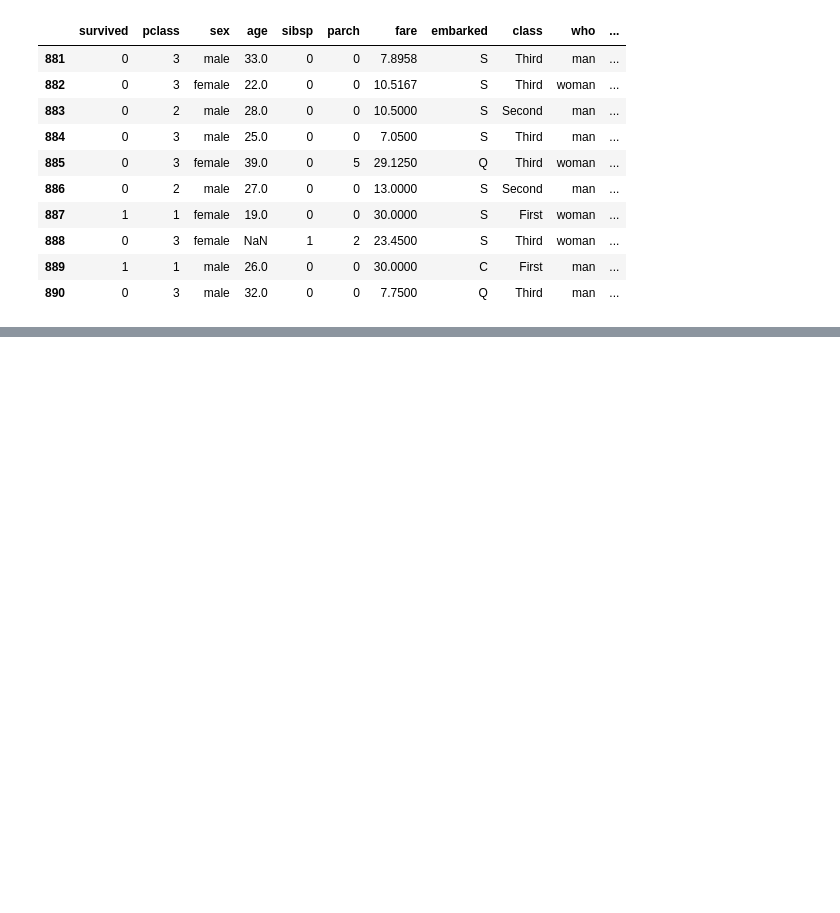
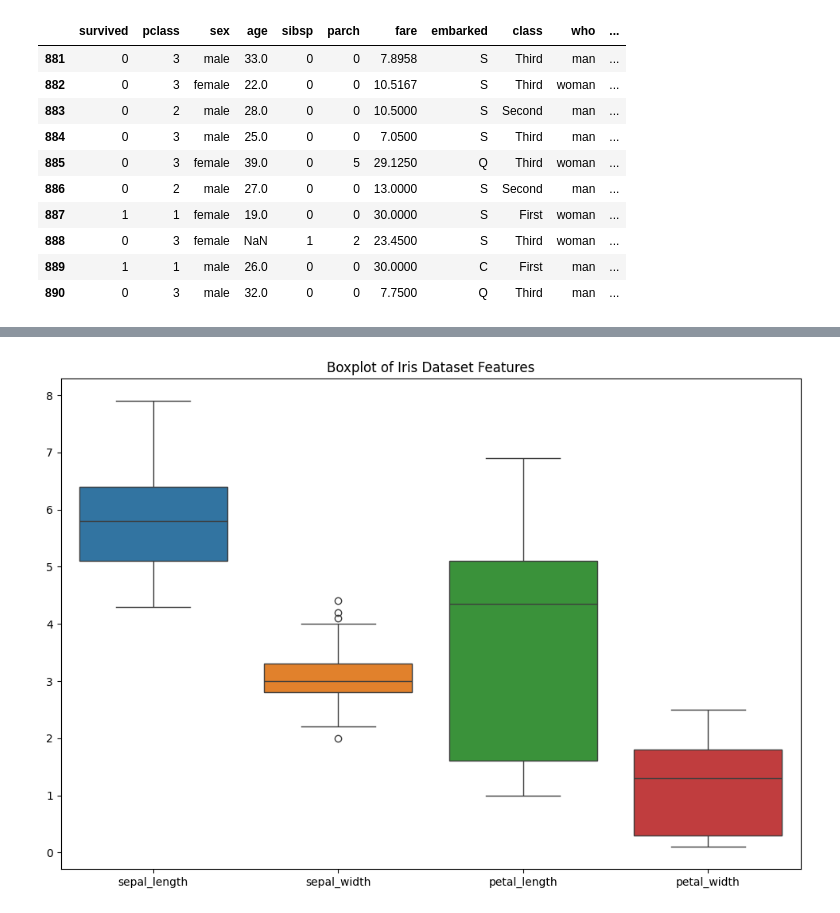
Before and after one commit to midrees555/tdf-data-analysis, a Jupyter notebook: python-ka-chilla/day-01-hello-python/hello.ipynb, the cells around one changed output, grey strips where cells are left out. Saved outputs shown, nothing was run; the diff lists cells and outputs as text; code cells hidden in the pictures; blank space fills up the shorter version.

```diff
--- a/python-ka-chilla/day-01-hello-python/hello.ipynb
+++ b/python-ka-chilla/day-01-hello-python/hello.ipynb
@@ -59,0 +95,8 @@ df.tail(10)
+# %%
+# Boxplot to visualize the distribution of each feature
+plt.figure(figsize=(12, 8))
+sns.boxplot(data=iris_df)
+plt.title('Boxplot of Iris Dataset Features')
+plt.show()
+# %% [output]
+[figure, added]
```
Also changed, not shown: parts of 10 cells of this notebook, 2 other files.
